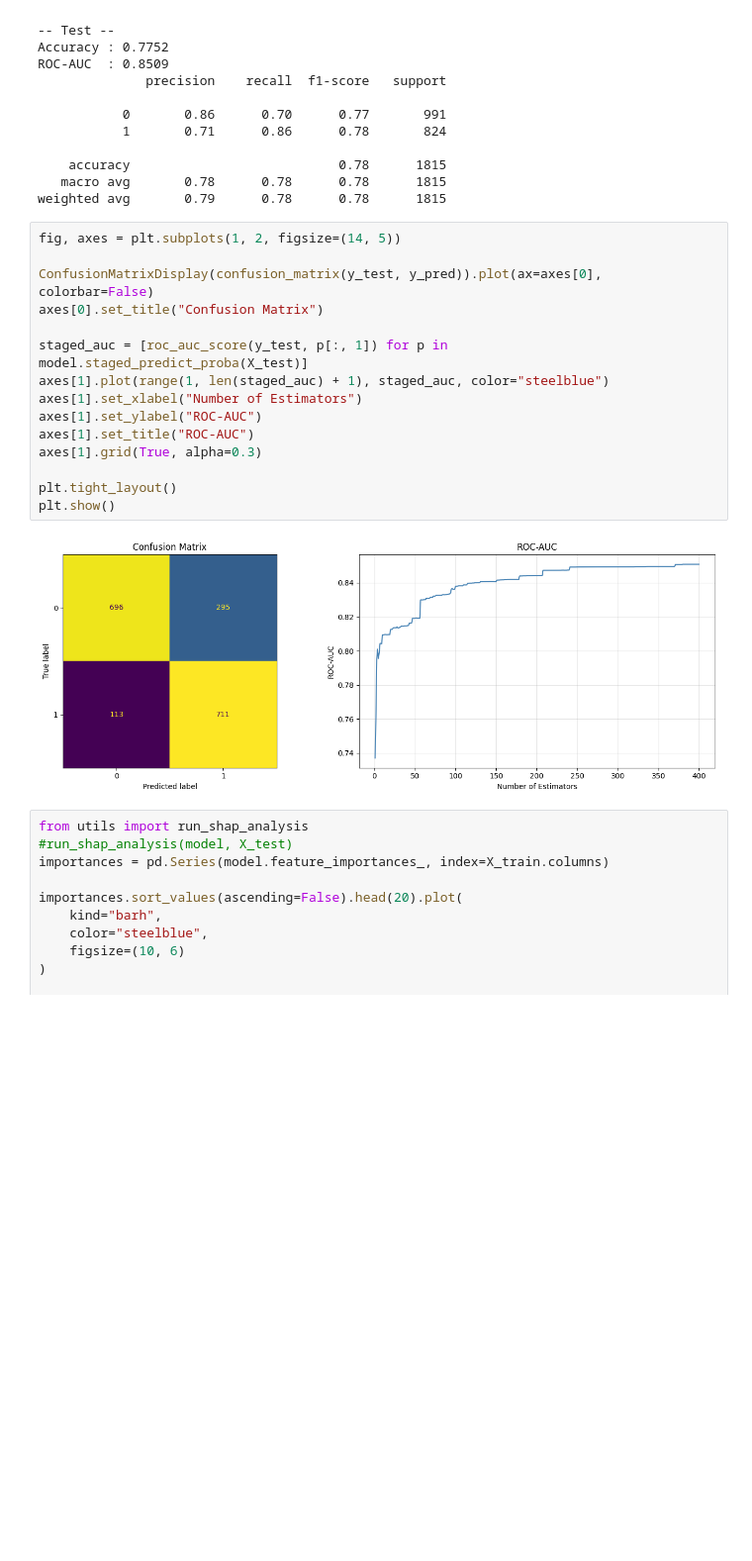
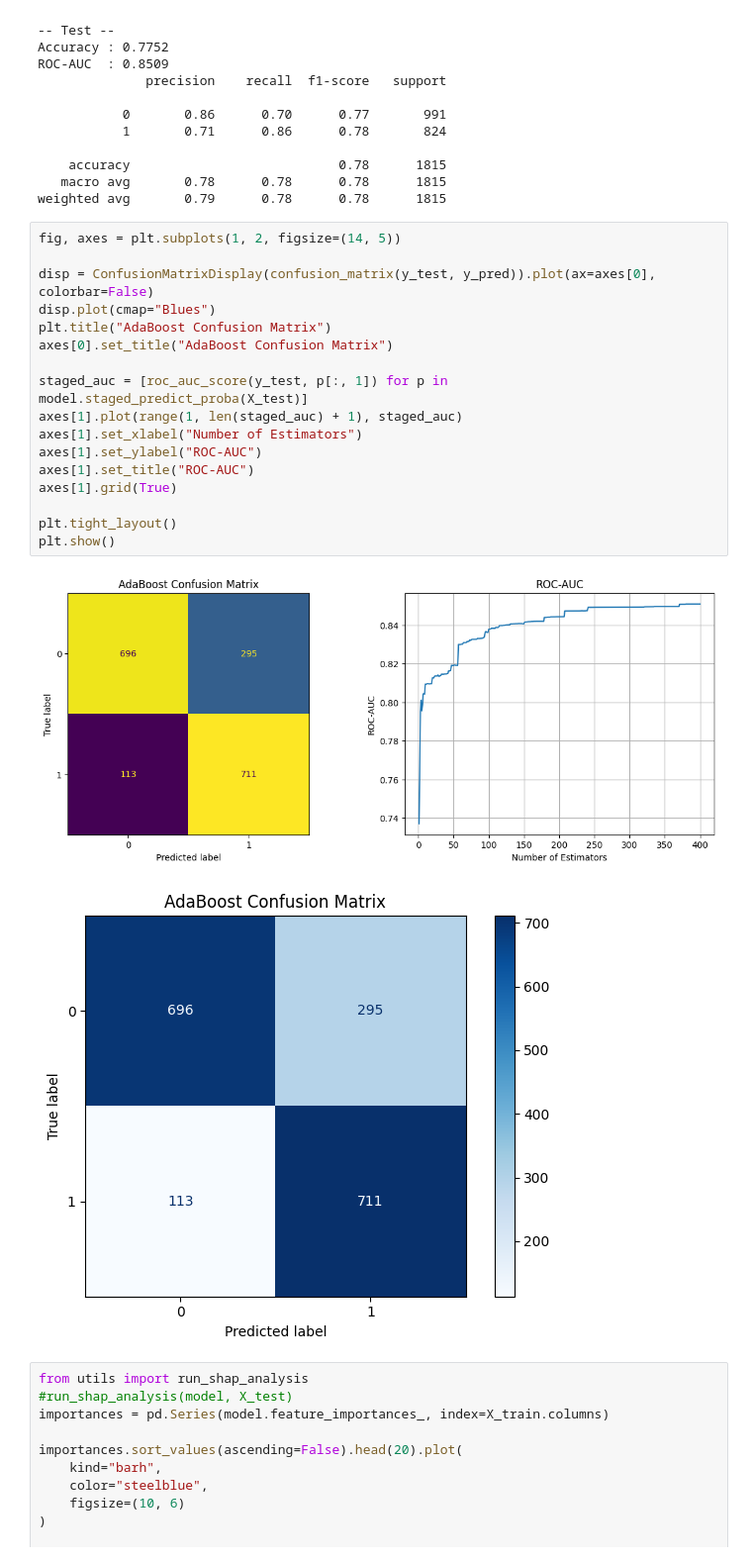
Before and after one commit to nikitarjsh/PIPER, a Jupyter notebook: src/adaboost.ipynb, the cells around one changed output. Shown at 99% size. Drawn from its saved outputs; the diff is of its cells as text; blank space fills up the shorter version.

```diff
--- a/src/adaboost.ipynb
+++ b/src/adaboost.ipynb
@@ -132,20 +132,23 @@ weighted avg       0.79      0.78      0.78      1815
 # %%
 fig, axes = plt.subplots(1, 2, figsize=(14, 5))
 
-ConfusionMatrixDisplay(confusion_matrix(y_test, y_pred)).plot(ax=axes[0], colorbar=False)
-axes[0].set_title("Confusion Matrix")
+disp = ConfusionMatrixDisplay(confusion_matrix(y_test, y_pred)).plot(ax=axes[0], colorbar=False)
+disp.plot(cmap="Blues")
+plt.title("AdaBoost Confusion Matrix")
+axes[0].set_title("AdaBoost Confusion Matrix")
 
 staged_auc = [roc_auc_score(y_test, p[:, 1]) for p in model.staged_predict_proba(X_test)]
-axes[1].plot(range(1, len(staged_auc) + 1), staged_auc, color="steelblue")
+axes[1].plot(range(1, len(staged_auc) + 1), staged_auc)
 axes[1].set_xlabel("Number of Estimators")
 axes[1].set_ylabel("ROC-AUC")
 axes[1].set_title("ROC-AUC")
-axes[1].grid(True, alpha=0.3)
+axes[1].grid(True)
 
 plt.tight_layout()
 plt.show()
 # %% [output]
-[figure, old version]
+[figure, new version]
+[figure, added]
 # %%
 from utils import run_shap_analysis
 #run_shap_analysis(model, X_test)
```
Also changed, not shown: 11 other files.
